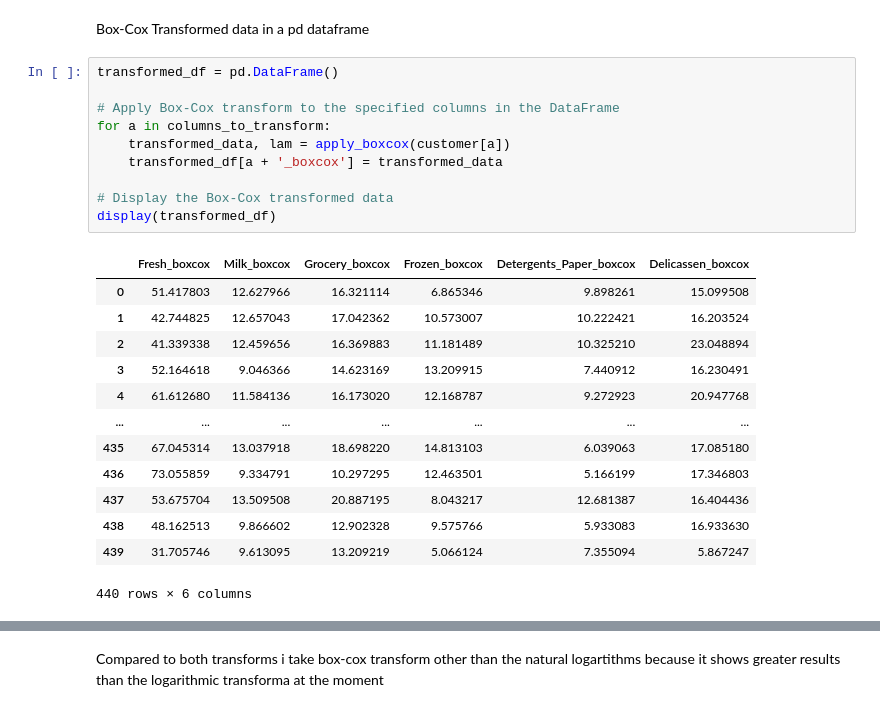
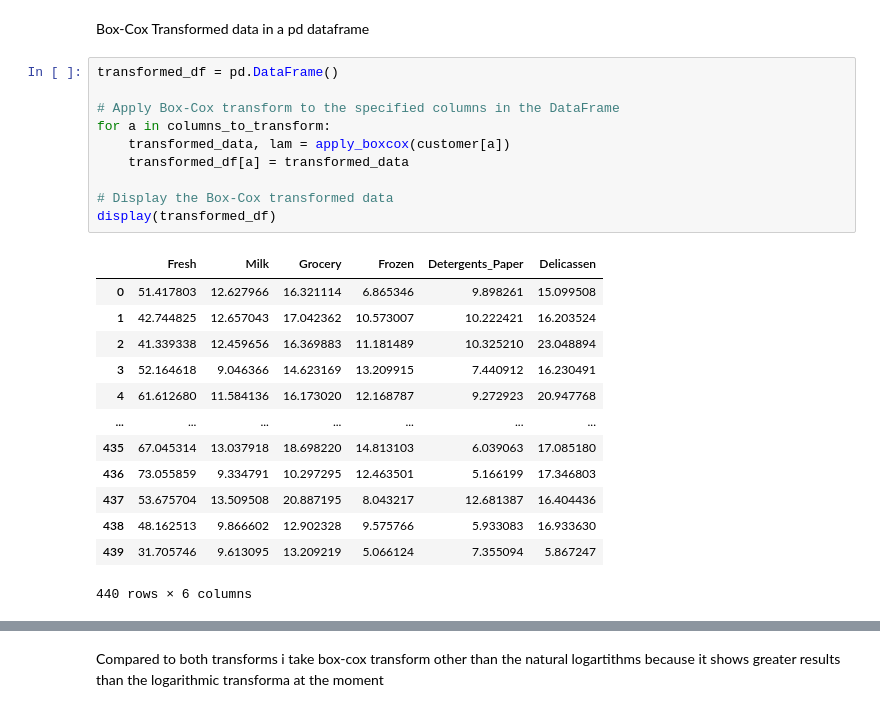
Before and after one commit to Venura-94/Mall-Customer-Segmentation, a Jupyter notebook: research/EDA.ipynb, the cells around one changed output, grey strips where cells are left out. Saved outputs shown, nothing was run; the diff lists cells and outputs as text.

```diff
--- a/research/EDA.ipynb
+++ b/research/EDA.ipynb
@@ -208,15 +209,15 @@ Box-Cox Transformed data in a pd dataframe
 # %%
 transformed_df = pd.DataFrame()
 
 # Apply Box-Cox transform to the specified columns in the DataFrame
 for a in columns_to_transform:
     transformed_data, lam = apply_boxcox(customer[a])
-    transformed_df[a + '_boxcox'] = transformed_data
+    transformed_df[a] = transformed_data
 
 # Display the Box-Cox transformed data
 display(transformed_df)
 # %% [output]
-|  | Fresh_boxcox | Milk_boxcox | Grocery_boxcox | Frozen_boxcox | Detergents_Paper_boxcox | Delicassen_boxcox |
+|  | Fresh | Milk | Grocery | Frozen | Detergents_Paper | Delicassen |
 | 0 | 51.417803 | 12.627966 | 16.321114 | 6.865346 | 9.898261 | 15.099508 |
 | 1 | 42.744825 | 12.657043 | 17.042362 | 10.573007 | 10.222421 | 16.203524 |
 | 2 | 41.339338 | 12.459656 | 16.369883 | 11.181489 | 10.325210 | 23.048894 |
```
Also changed, not shown: parts of 48 cells of this notebook, 1 other file.
